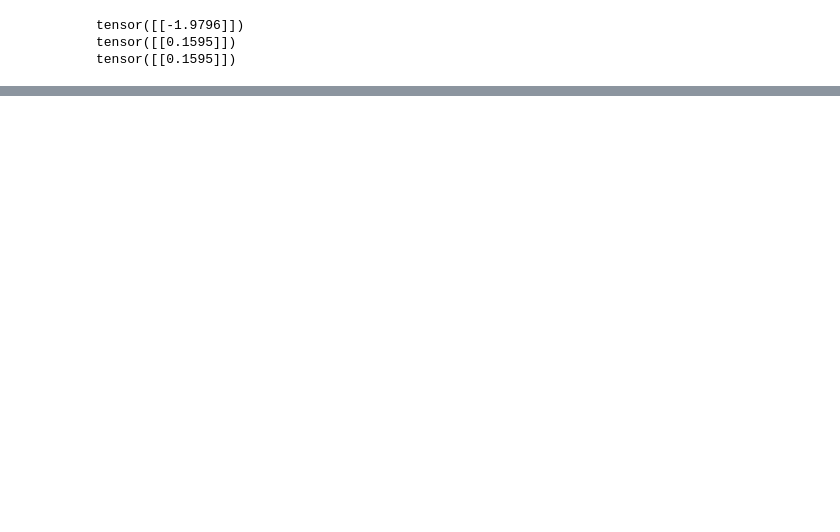
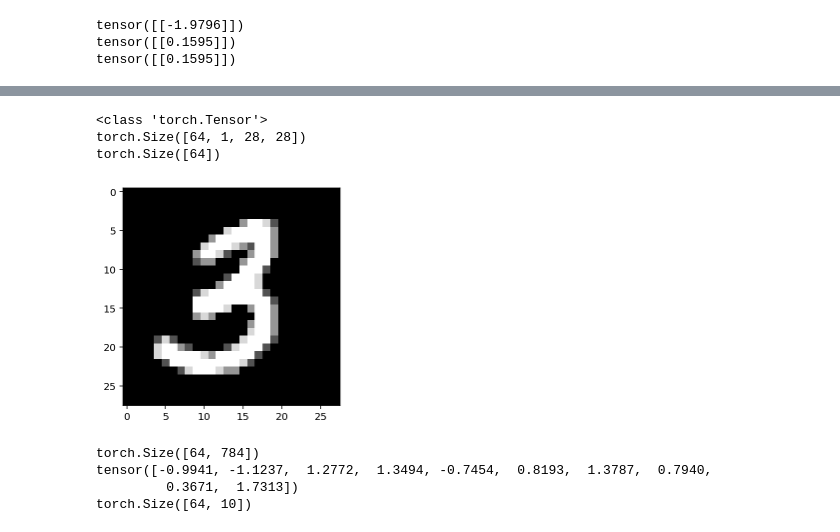
Before and after one commit to HeorhiiS/PyTorch-foundry, a Jupyter notebook: NN_basic.ipynb, the cells around one changed output, grey strips where cells are left out. Saved outputs shown, nothing was run; the diff lists cells and outputs as text; code cells hidden in the pictures; blank space fills up the shorter version.

```diff
--- a/NN_basic.ipynb
+++ b/NN_basic.ipynb
@@ -99,0 +86,13 @@ for t in range(500):
+# %%
+# NN module
+from torch import nn
+import torch.nn.functional as F
+from torchvision import datasets, transforms
+
+# Define a transform to normalize the data
+transform = transforms.Compose([transforms.ToTensor(),
+                                transforms.Normalize((0.5,), (0.5,)),
+                              ])
+# Download and load the training data
+trainset = datasets.MNIST('~/.pytorch/MNIST_data/', download=True, train=True, transform=transform)
+trainloader = torch.utils.data.DataLoader(trainset, batch_size=64, shuffle=True)
@@ -99,0 +110,30 @@ for t in range(500):
+# %%
+data = iter(trainloader)
+images,labels = data.next()
+print(type(images))
+print(images.shape)
+print(labels.shape)
+
+plt.imshow(images[1].numpy().squeeze(),cmap='Greys_r');
+# %% [output]
+<class 'torch.Tensor'>
+torch.Size([64, 1, 28, 28])
+torch.Size([64])
+[figure, added]
+# %%
+inputs = images.view(images.shape[0],-1) # flatten input, transform into a vector
+print(inputs.shape)
+w1=torch.randn(784,256)
+w2=torch.randn(256,10)
+b1=torch.randn(256)
+b2=torch.randn(10)
+print(b2)
+
+hidden = activation(torch.mm(inputs,w1)+b1)
+out = (torch.mm(hidden,w2)+b2)
+print(out.shape)
+# %% [output]
+torch.Size([64, 784])
+tensor([-0.9941, -1.1237,  1.2772,  1.3494, -0.7454,  0.8193,  1.3787,  0.7940,
+         0.3671,  1.7313])
+torch.Size([64, 10])
```
Also changed, not shown: parts of 18 cells of this notebook.
